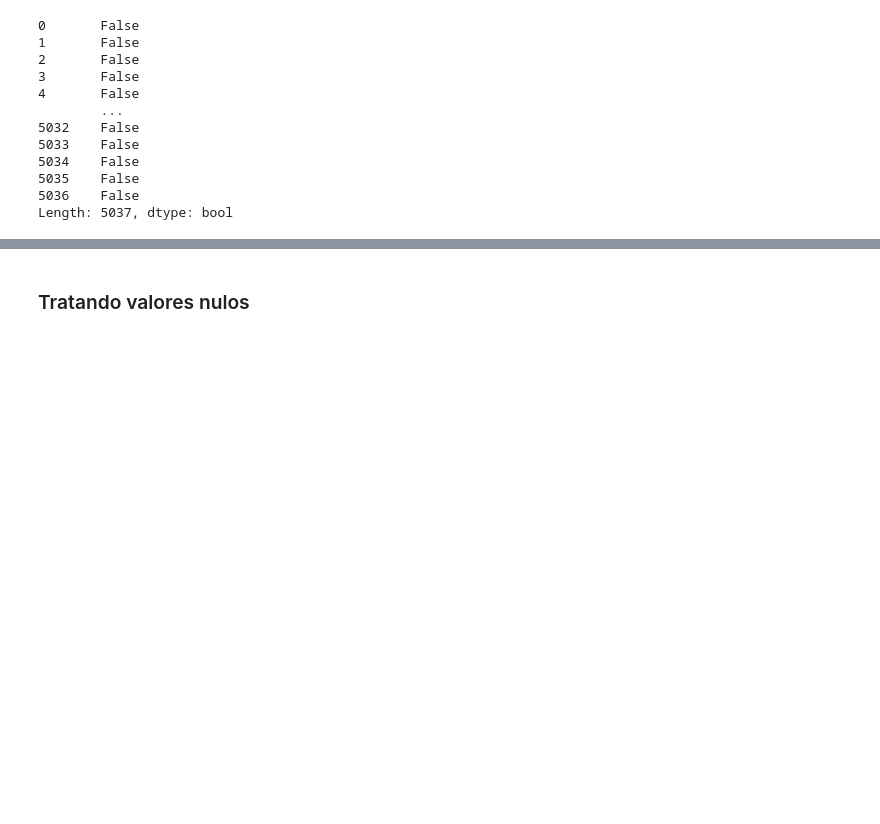
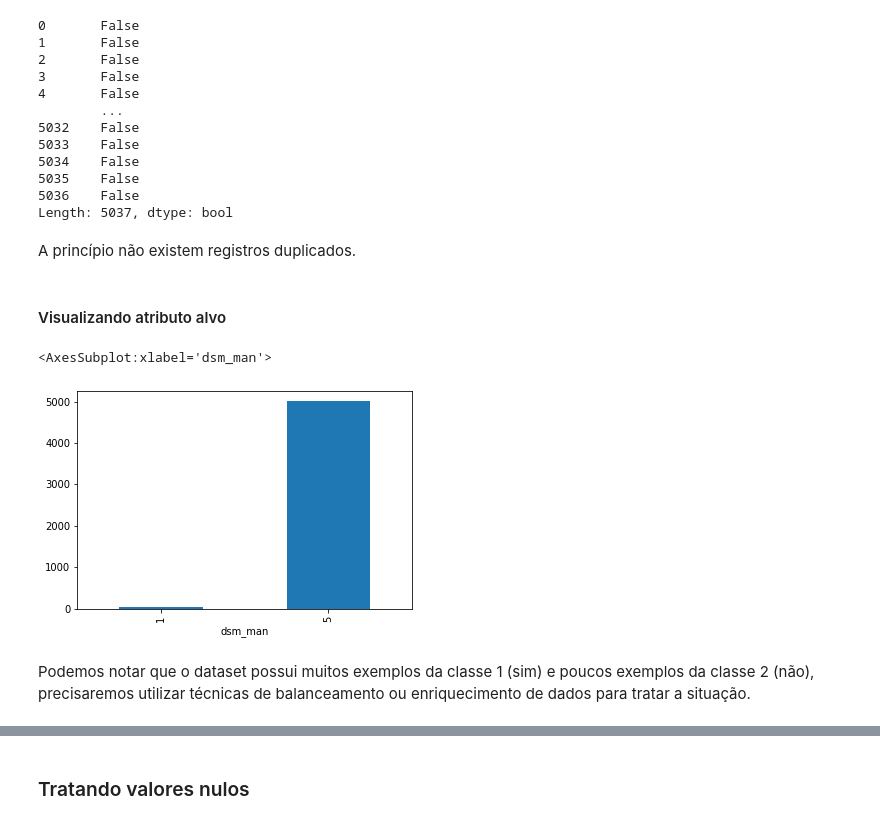
Before and after one commit to helenfranca/lap1, a Jupyter notebook: Lap1_Mania_Grupo2.ipynb, the cells around one changed output, grey strips where cells are left out. Drawn from its saved outputs; the diff is of its cells as text; code cells hidden in the pictures; blank space fills up the shorter version.

```diff
--- a/Lap1_Mania_Grupo2.ipynb
+++ b/Lap1_Mania_Grupo2.ipynb
@@ -165,3 +162,14 @@ dataset.duplicated()
 5035    False
 5036    False
 Length: 5037, dtype: bool
+# %% [markdown]
+A princípio não existem registros duplicados.
+# %% [markdown]
+#### Visualizando atributo alvo
+# %%
+dataset.groupby('dsm_man').size().plot.bar()
+# %% [output]
+<AxesSubplot:xlabel='dsm_man'>
+[figure, added]
+# %% [markdown]
+Podemos notar que o dataset possui muitos exemplos da classe 1 (sim) e poucos exemplos da classe 2 (não), precisaremos utilizar técnicas de balanceamento ou enriquecimento de dados para tratar a situação.
```
Also changed, not shown: parts of 77 cells of this notebook.
